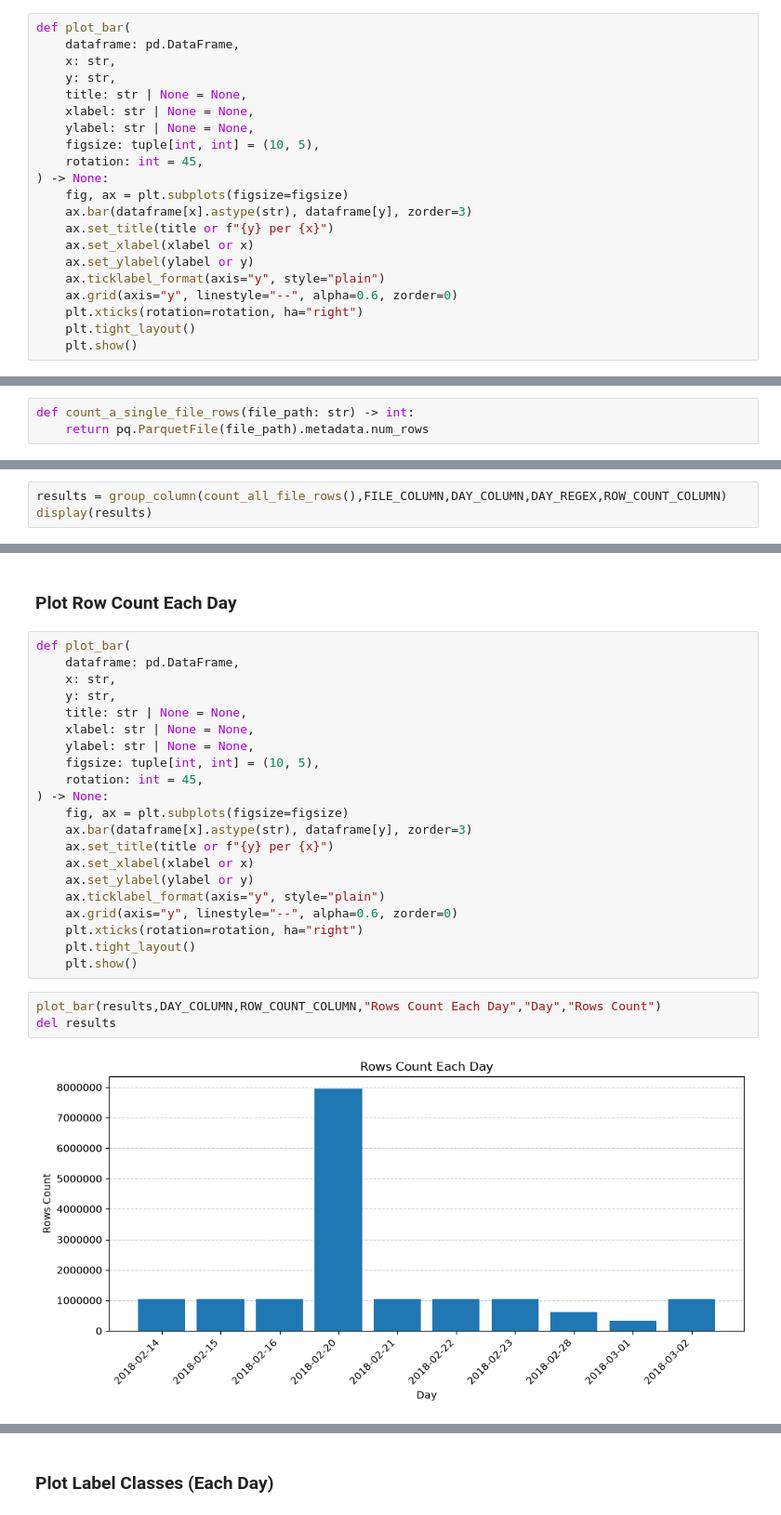
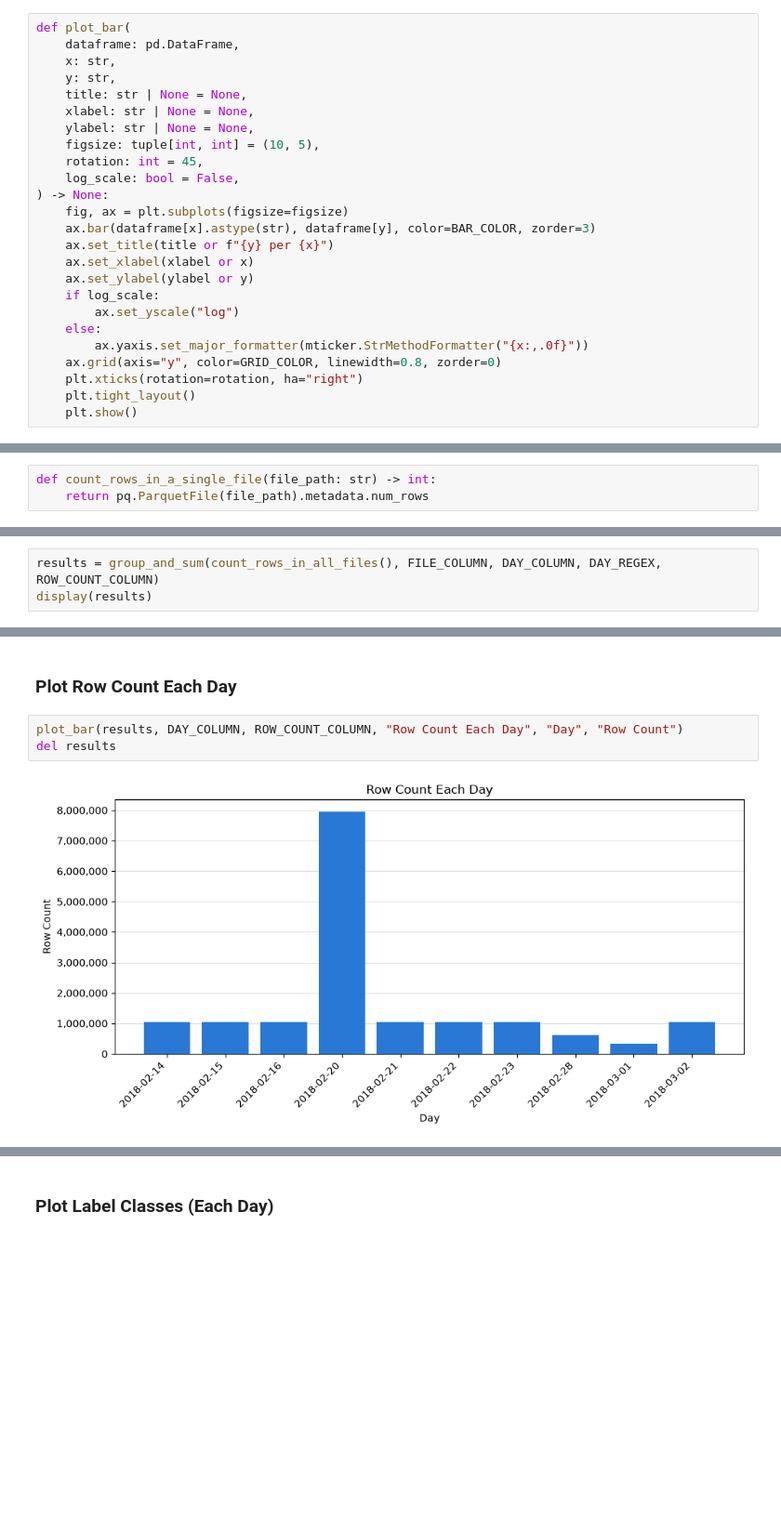
Before and after one commit to JoxNeis/mlids-robustness, a Jupyter notebook: mlids-renewed.ipynb, the cells around one changed output, grey strips where cells are left out. Shown at 93% size. Cells and saved outputs as stored; diff of their text form; blank space fills up the shorter version.

```diff
--- a/mlids-renewed.ipynb
+++ b/mlids-renewed.ipynb
@@ -114,14 +226,18 @@ def plot_bar(
     ylabel: str | None = None,
     figsize: tuple[int, int] = (10, 5),
     rotation: int = 45,
+    log_scale: bool = False,
 ) -> None:
     fig, ax = plt.subplots(figsize=figsize)
-    ax.bar(dataframe[x].astype(str), dataframe[y], zorder=3)
+    ax.bar(dataframe[x].astype(str), dataframe[y], color=BAR_COLOR, zorder=3)
     ax.set_title(title or f"{y} per {x}")
     ax.set_xlabel(xlabel or x)
     ax.set_ylabel(ylabel or y)
-    ax.ticklabel_format(axis="y", style="plain")
-    ax.grid(axis="y", linestyle="--", alpha=0.6, zorder=0)
+    if log_scale:
+        ax.set_yscale("log")
+    else:
+        ax.yaxis.set_major_formatter(mticker.StrMethodFormatter("{x:,.0f}"))
+    ax.grid(axis="y", color=GRID_COLOR, linewidth=0.8, zorder=0)
     plt.xticks(rotation=rotation, ha="right")
     plt.tight_layout()
     plt.show()
@@ -330,4 +517,4 @@ DAY_REGEX = r"^(\d{4}-\d{2}-\d{2})"
 # %%
-def count_a_single_file_rows(file_path: str) -> int:
+def count_rows_in_a_single_file(file_path: str) -> int:
     return pq.ParquetFile(file_path).metadata.num_rows
 # %%
@@ -342,5 +534,5 @@ def count_all_file_rows(folder_path: str = PATH_FOLDER_PARQUET_DATASET, file_col
 # %%
-results = group_column(count_all_file_rows(),FILE_COLUMN,DAY_COLUMN,DAY_REGEX,ROW_COUNT_COLUMN)
+results = group_and_sum(count_rows_in_all_files(), FILE_COLUMN, DAY_COLUMN, DAY_REGEX, ROW_COUNT_COLUMN)
 display(results)
 # %% [output]
 |  | day | rows |
@@ -356,30 +548,9 @@ display(results)
 | 9 | 2018-03-02 | 1048575 |
 # %% [markdown]
 ### Plot Row Count Each Day
-# %%
-def plot_bar(
-    dataframe: pd.DataFrame,
-    x: str,
-    y: str,
-    title: str | None = None,
-    xlabel: str | None = None,
-    ylabel: str | None = None,
-    figsize: tuple[int, int] = (10, 5),
-    rotation: int = 45,
-) -> None:
-    fig, ax = plt.subplots(figsize=figsize)
-    ax.bar(dataframe[x].astype(str), dataframe[y], zorder=3)
-    ax.set_title(title or f"{y} per {x}")
-    ax.set_xlabel(xlabel or x)
-    ax.set_ylabel(ylabel or y)
-    ax.ticklabel_format(axis="y", style="plain")
-    ax.grid(axis="y", linestyle="--", alpha=0.6, zorder=0)
-    plt.xticks(rotation=rotation, ha="right")
-    plt.tight_layout()
-    plt.show()
 # %%
-plot_bar(results,DAY_COLUMN,ROW_COUNT_COLUMN,"Rows Count Each Day","Day","Rows Count")
+plot_bar(results, DAY_COLUMN, ROW_COUNT_COLUMN, "Row Count Each Day", "Day", "Row Count")
 del results
 # %% [output]
-[figure, old version]
+[figure, new version]
 # %% [markdown]
```
Also changed, not shown: parts of 99 cells of this notebook, 2 other files.
